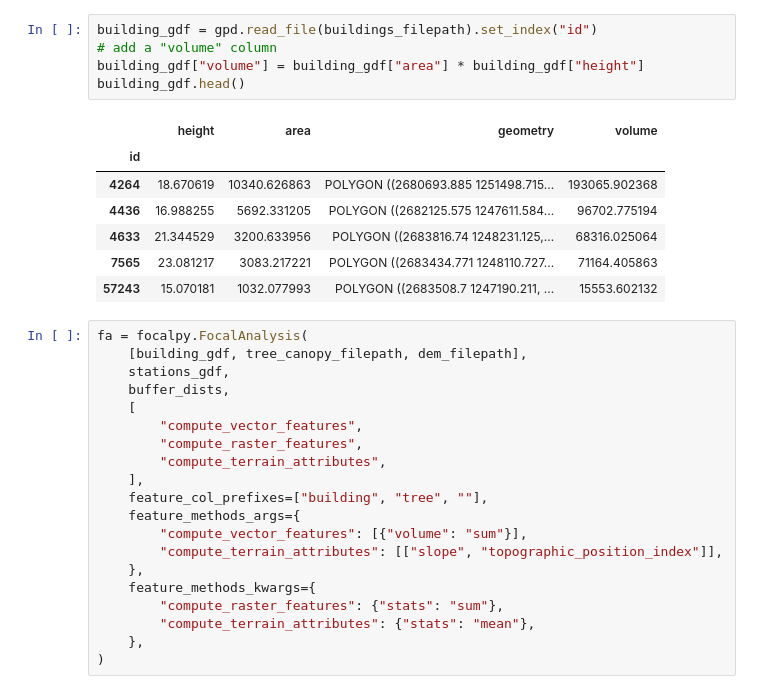
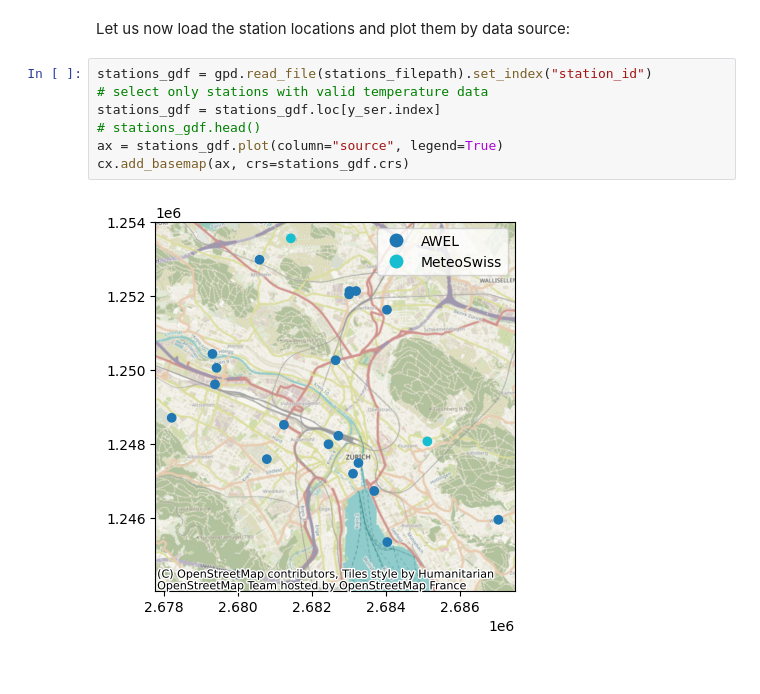
Before and after one commit to martibosch/focalpy, a Jupyter notebook: docs/user-guide/land-use-regression.ipynb, the cells around one changed output. Saved outputs shown, nothing was run; the diff lists cells and outputs as text.

```diff
--- a/docs/user-guide/land-use-regression.ipynb
+++ b/docs/user-guide/land-use-regression.ipynb
@@ -123,33 +78,11 @@ cx.add_basemap(ax, crs=stations_gdf.crs)
-# %%
-building_gdf = gpd.read_file(buildings_filepath).set_index("id")
-# add a "volume" column
-building_gdf["volume"] = building_gdf["area"] * building_gdf["height"]
-building_gdf.head()
-# %% [output]
-|  | height | area | geometry | volume |
-| id |  |  |  |  |
-| 4264 | 18.670619 | 10340.626863 | POLYGON ((2680693.885 1251498.715... | 193065.902368 |
-| 4436 | 16.988255 | 5692.331205 | POLYGON ((2682125.575 1247611.584... | 96702.775194 |
-| 4633 | 21.344529 | 3200.633956 | POLYGON ((2683816.74 1248231.125,... | 68316.025064 |
-| 7565 | 23.081217 | 3083.217221 | POLYGON ((2683434.771 1248110.727... | 71164.405863 |
-| 57243 | 15.070181 | 1032.077993 | POLYGON ((2683508.7 1247190.211, ... | 15553.602132 |
+# %% [markdown]
+Let us now load the station locations and plot them by data source:
 # %%
-fa = focalpy.FocalAnalysis(
-    [building_gdf, tree_canopy_filepath, dem_filepath],
-    stations_gdf,
-    buffer_dists,
-    [
-        "compute_vector_features",
-        "compute_raster_features",
-        "compute_terrain_attributes",
-    ],
-    feature_col_prefixes=["building", "tree", ""],
-    feature_methods_args={
-        "compute_vector_features": [{"volume": "sum"}],
-        "compute_terrain_attributes": [["slope", "topographic_position_index"]],
-    },
-    feature_methods_kwargs={
-        "compute_raster_features": {"stats": "sum"},
-        "compute_terrain_attributes": {"stats": "mean"},
-    },
-)
+stations_gdf = gpd.read_file(stations_filepath).set_index("station_id")
+# select only stations with valid temperature data
+stations_gdf = stations_gdf.loc[y_ser.index]
+# stations_gdf.head()
+ax = stations_gdf.plot(column="source", legend=True)
+cx.add_basemap(ax, crs=stations_gdf.crs)
+# %% [output]
+[figure, added]
```
Also changed, not shown: parts of 29 cells of this notebook, 6 other files.
